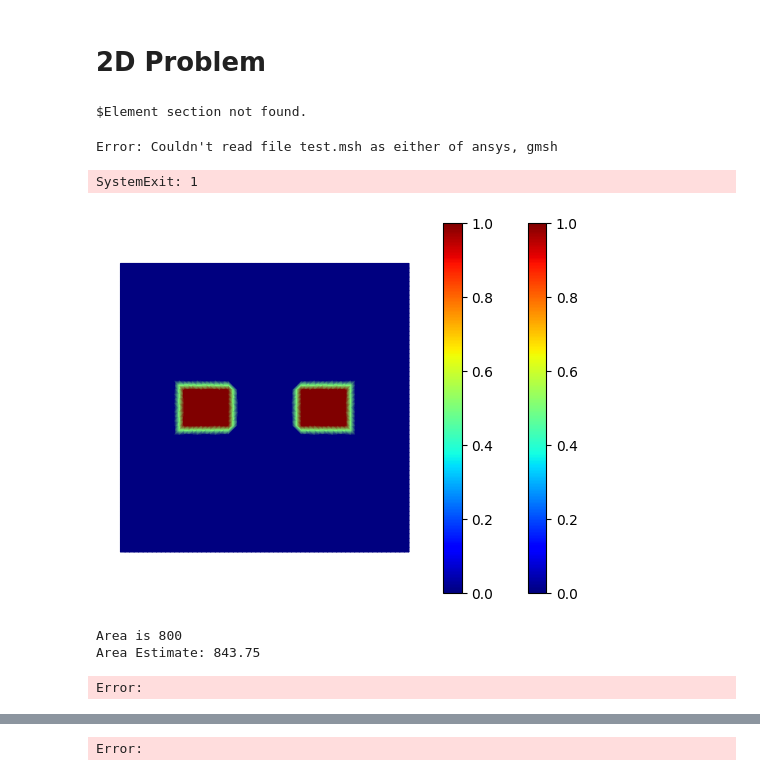
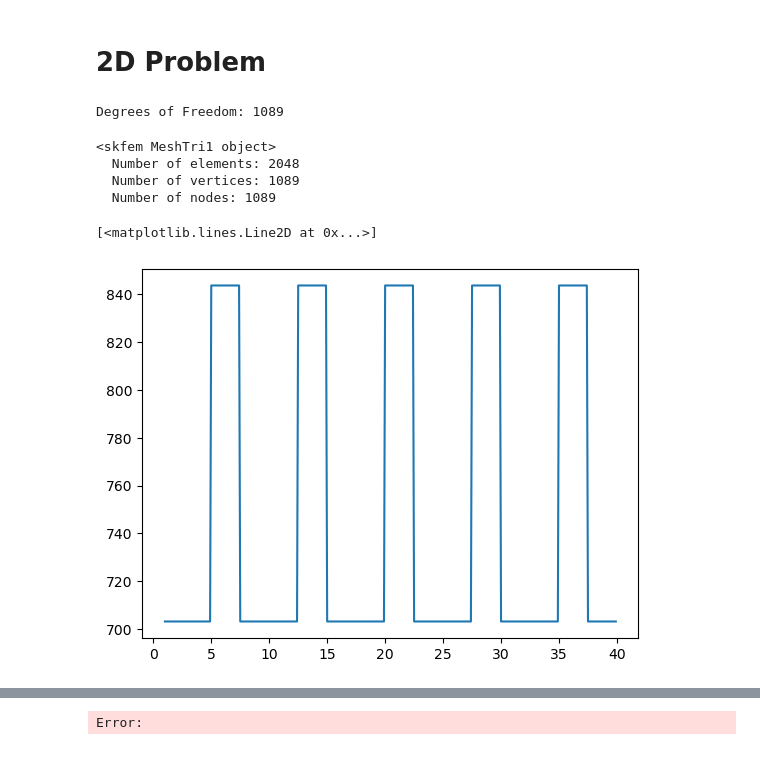
Before and after one commit to vcaipu/cqednumerics, a Jupyter notebook: 2D/2DZeroPoint.ipynb, the cells around one changed output, grey strips where cells are left out. Cells and saved outputs as stored; diff of their text form; code cells hidden in the pictures.

Commit message:
area integration numerical artifact

```diff
--- a/2D/2DZeroPoint.ipynb
+++ b/2D/2DZeroPoint.ipynb
@@ -16,7 +16,6 @@ import matplotlib.pyplot as plt
 # Create the FEMSystem Object
 mesh = fem.MeshTri.init_sqsymmetric().refined(4)
 
-mesh = fem.Mesh.load("test.msh")
 L = 60.0
 mesh = mesh.scaled(2 * L).translated((-L, -L))
 element = fem.ElementTriP1()
@@ -27,35 +26,43 @@ femsystem = FEMSystem(mesh,element,intorder,boundary_condition=0)
 print(f"Degrees of Freedom: {femsystem.dofs}")
 mesh
 # %% [output]
-$Element section not found.
+Degrees of Freedom: 1089
-Error: Couldn't read file test.msh as either of ansys, gmsh
+<skfem MeshTri1 object>
+  Number of elements: 2048
+  Number of vertices: 1089
+  Number of nodes: 1089
-SystemExit: 1
 # %%
 # Step 1: Define the Geometry of two rectangular islands:
-sideLen = 20
-centerLeft,centerRight = (25,0), (-25,0)
-area = 2 * (sideLen ** 2)
+seps = jnp.arange(1,40,0.1)
+int_areas = []
 
-def theta(x_vec):
-    x,y = x_vec[0],x_vec[1]
-    cond1 = (jnp.abs(x-centerLeft[0]) <= sideLen / 2) & (jnp.abs(y-centerLeft[1]) <= sideLen / 2)
-    cond2 = (jnp.abs(x-centerRight[0]) <= sideLen / 2) & (jnp.abs(y-centerRight[1]) <= sideLen / 2)
-    return cond1 | cond2
+for separation in seps:
+    sideLen = 20
+    centerLeft,centerRight = ((sideLen+separation)/2,0), (-(sideLen+separation)/2,0)
+    area = 2 * (sideLen ** 2)
 
-def theta_right_only(x_vec):
-    x,y = x_vec[0],x_vec[1]
-    cond1 = (jnp.abs(x-centerLeft[0]) <= sideLen / 2) & (jnp.abs(y-centerLeft[1]) <= sideLen / 2)
-    cond2 = (jnp.abs(x-centerRight[0]) <= sideLen / 2) & (jnp.abs(y-centerRight[1]) <= sideLen / 2)
-    return cond1
+    def theta(x_vec):
+        x,y = x_vec[0],x_vec[1]
+        cond1 = (jnp.abs(x-centerLeft[0]) <= sideLen / 2) & (jnp.abs(y-centerLeft[1]) <= sideLen / 2)
+        cond2 = (jnp.abs(x-centerRight[0]) <= sideLen / 2) & (jnp.abs(y-centerRight[1]) <= sideLen / 2)
+        return cond1 | cond2
 
-femsystem.plot_func_2d(lambda a,b: theta([a,b]))
-print(f"Area is {area}")
-# Now get integrated area.
-theta_at_dofs = theta(femsystem.doflocs).astype(jnp.float32)
-integrated_area = femsystem.integrate(lambda u,grad_u,x: u,theta_at_dofs)
-print(f"Area Estimate: {integrated_area}")
+    def theta_right_only(x_vec):
+        x,y = x_vec[0],x_vec[1]
+        cond1 = (jnp.abs(x-centerLeft[0]) <= sideLen / 2) & (jnp.abs(y-centerLeft[1]) <= sideLen / 2)
+        cond2 = (jnp.abs(x-centerRight[0]) <= sideLen / 2) & (jnp.abs(y-centerRight[1]) <= sideLen / 2)
+        return cond1
+
+    #femsystem.plot_func_2d(lambda a,b: theta([a,b]))
+    #print(f"Area is {area}")
+    # Now get integrated area.
+    theta_at_dofs = theta(femsystem.doflocs).astype(jnp.float32)
+    integrated_area = femsystem.integrate(lambda u,grad_u,x: u,theta_at_dofs)
+    int_areas.append(integrated_area)
+
+   # print(f"Area Estimate: {integrated_area}")
+
+plt.plot(seps,int_areas)
 # %% [output]
+[<matplotlib.lines.Line2D at 0x...>]
-[figure, old version]
+[figure, new version]
-Area is 800
-Area Estimate: 843.75
-Error:
```
Also changed, not shown: parts of 1 cell of this notebook.
